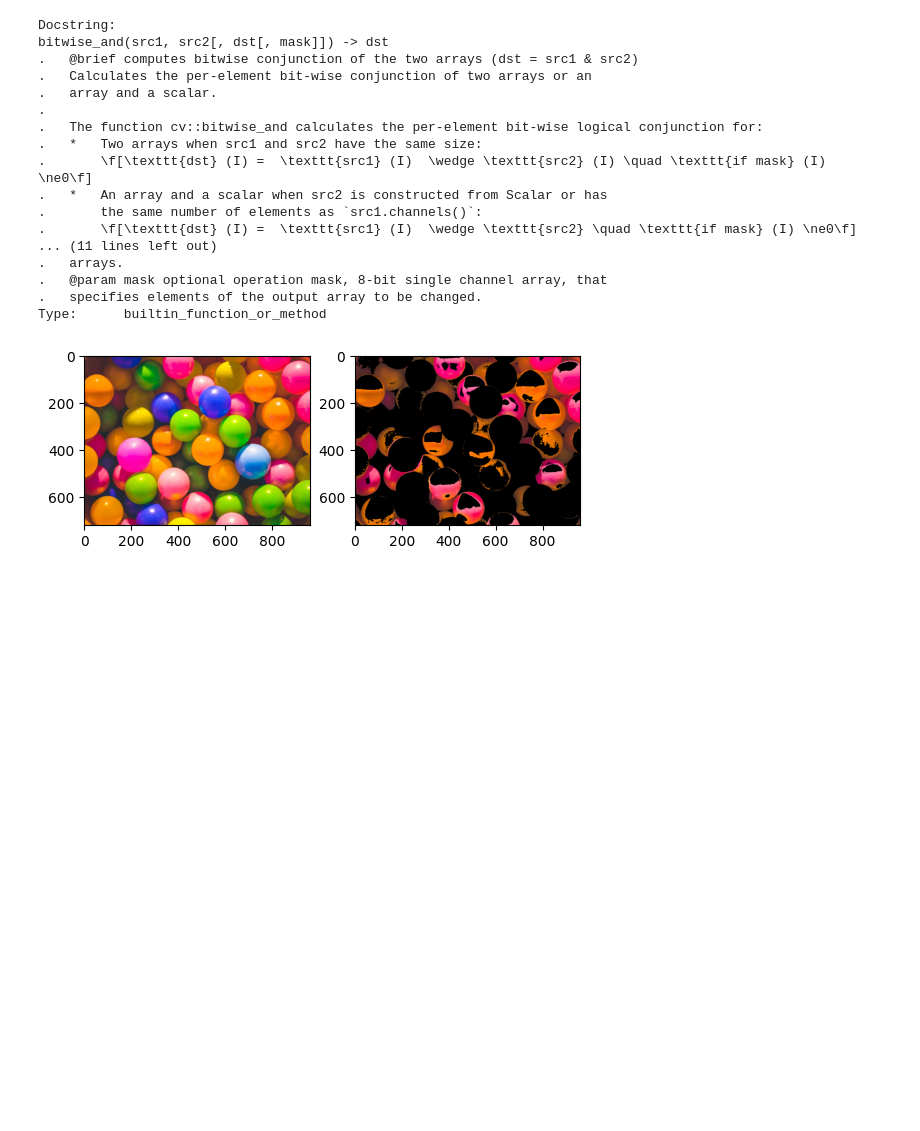
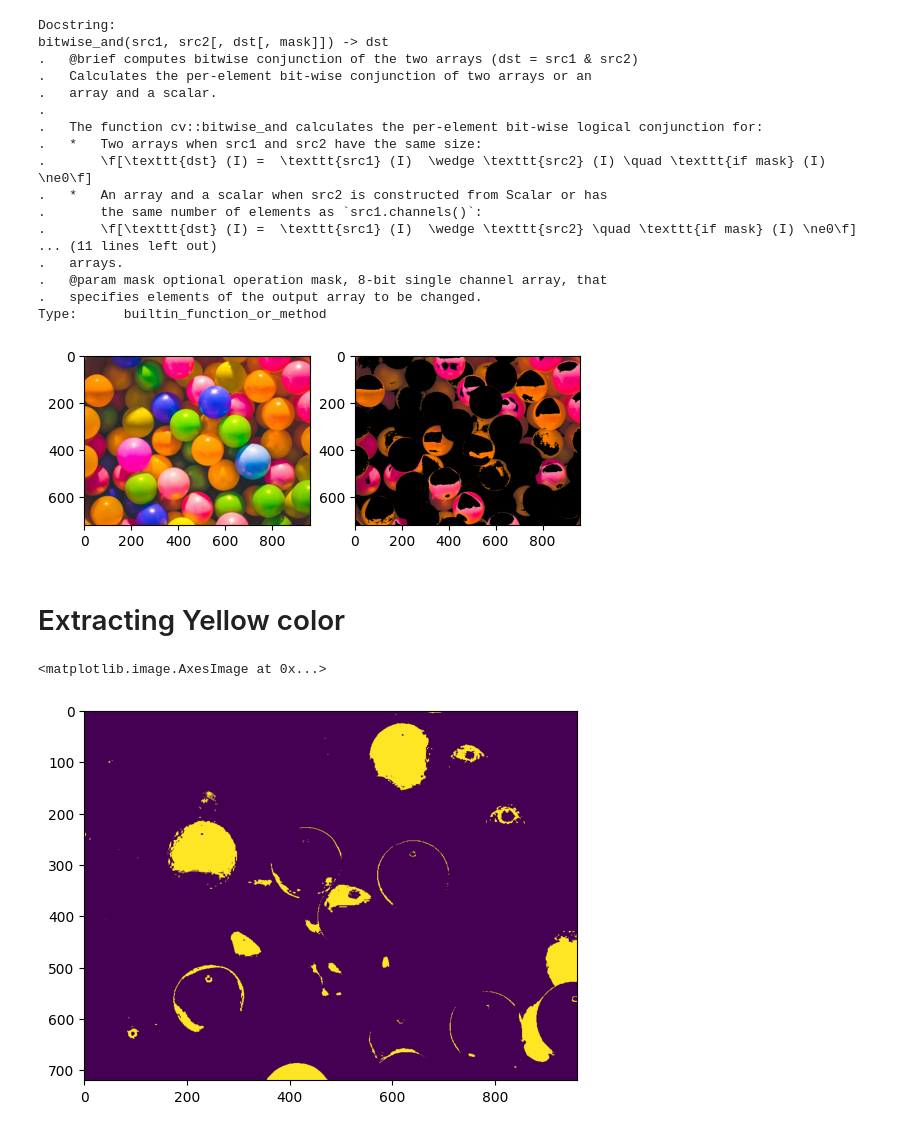
Before and after one commit to m-ramuk-nura/Computer-Vision, a Jupyter notebook: FundamentalsOfCv/FundamentalsOfCV.ipynb, the cells around one changed output. Cells and saved outputs as stored; diff of their text form; code cells hidden in the pictures; blank space fills up the shorter version.

Commit message:
Color extraction

```diff
--- a/FundamentalsOfCV.ipynb
+++ b/FundamentalsOfCv/FundamentalsOfCV.ipynb
@@ -230,3 +230,5 @@ plt.imshow(res[:,:,::-1])
 plt.show()
 # %% [output]
 [figure]
+# %% [markdown]
+# Extracting Yellow color
@@ -232,0 +239,9 @@ plt.show()
+# %%
+lr = np.array([20,100,100])
+ur = np.array([30,255,255])
+mask = cv2.inRange(hsv,lr,ur)
+# %%
+plt.imshow(mask)
+# %% [output]
+<matplotlib.image.AxesImage at 0x...>
+[figure, added]
```
Also changed, not shown: parts of 5 cells of this notebook, 4 other files.
